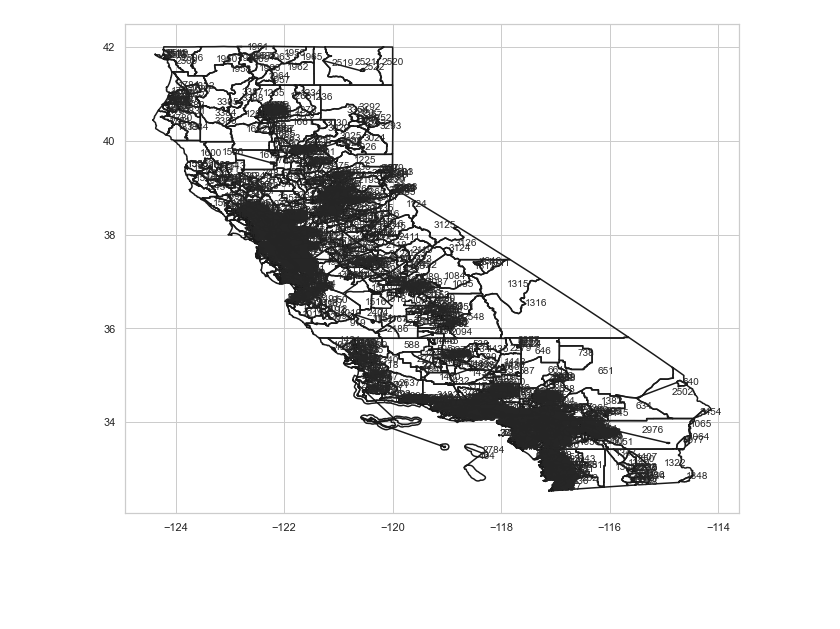
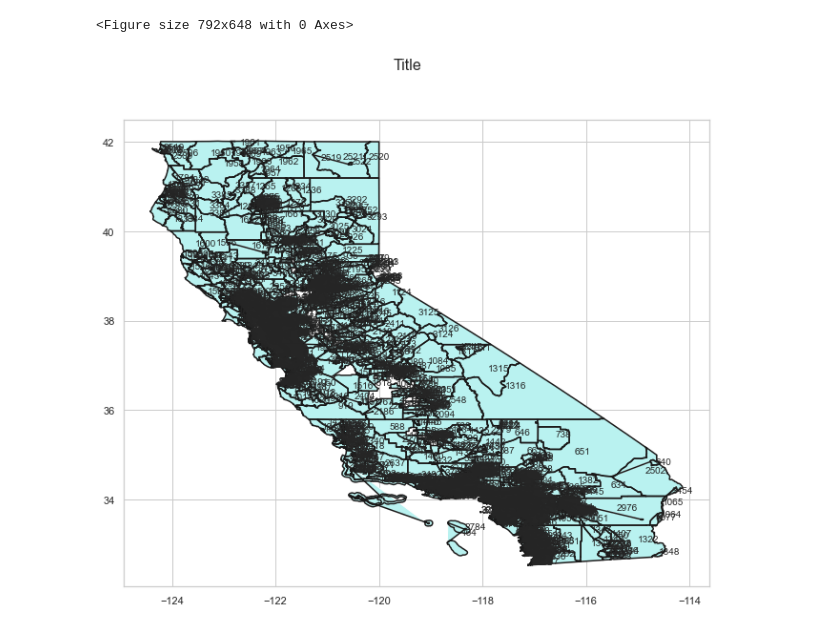
Before and after one commit to jeviner/Wildfires-GCI, a Jupyter notebook: linear_trend_analysis/mapping.ipynb, the cells around one changed output. Drawn from its saved outputs; the diff is of its cells as text; code cells hidden in the pictures; blank space fills up the shorter version.

```diff
--- a/linear_trend_analysis/mapping.ipynb
+++ b/linear_trend_analysis/mapping.ipynb
@@ -11,5 +11,5 @@ import random
 sns.set(style="whitegrid", palette="pastel", color_codes=True)
 sns.mpl.rc("figure", figsize=(10,6))
 # %%
-shp_path = "Tracts_WUI_ByYear/tracts_wui_2010.shp"
+shp_path = "Tracts_WUI_ByYear/trends.shp"
 sf = shp.Reader(shp_path)
@@ -35 +43,18 @@ NameError: name 'read_shapefile' is not defined
+# %%
+# Fill map with specific color
+def plot_all(sf, title, color):
+    df = read_shapefile(sf)
+    indices = []
+    for x in df.id:
+        indices.append(df[df.id == x].index.values[0])
+    plot_map_fill_multiples_ids(title, indices, sf,
+                                       x_lim = None,
+                                       y_lim = None,
+                                       figsize = (11,9),
+                                       color = color)
+# %%
+plot_all(sf, "Title", 'c')
+# %% [output]
+<Figure size 792x648 with 0 Axes>
+[figure, added]
 # %%
@@ -53,7 +100,3 @@ def plot_map(sf, x_lim = None, y_lim = None, figsize = (11,9)):
     if (x_lim != None) & (y_lim != None):
         plt.xlim(x_lim)
         plt.ylim(y_lim)
-# %%
-plot_map(sf)
-# %% [output]
-[figure, removed]
```
Also changed, not shown: parts of 19 cells of this notebook, 2 other files.
